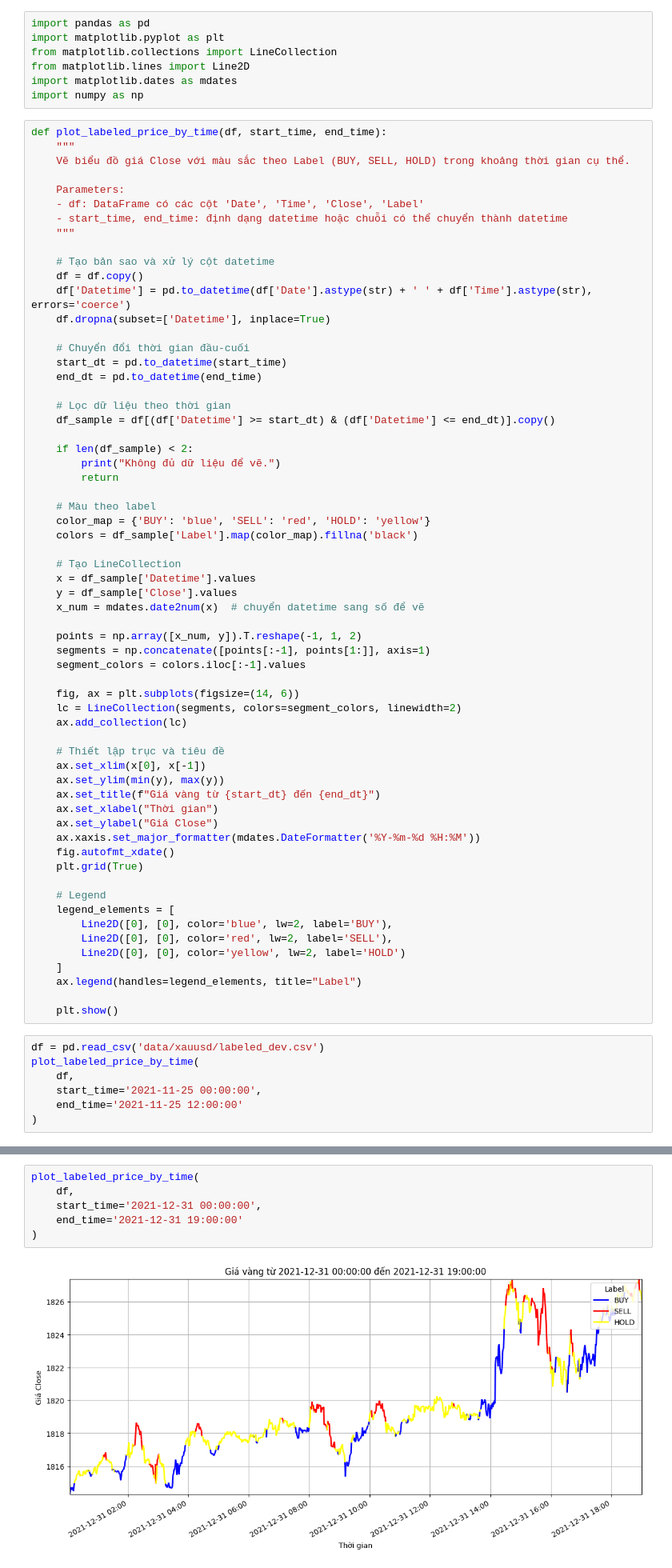
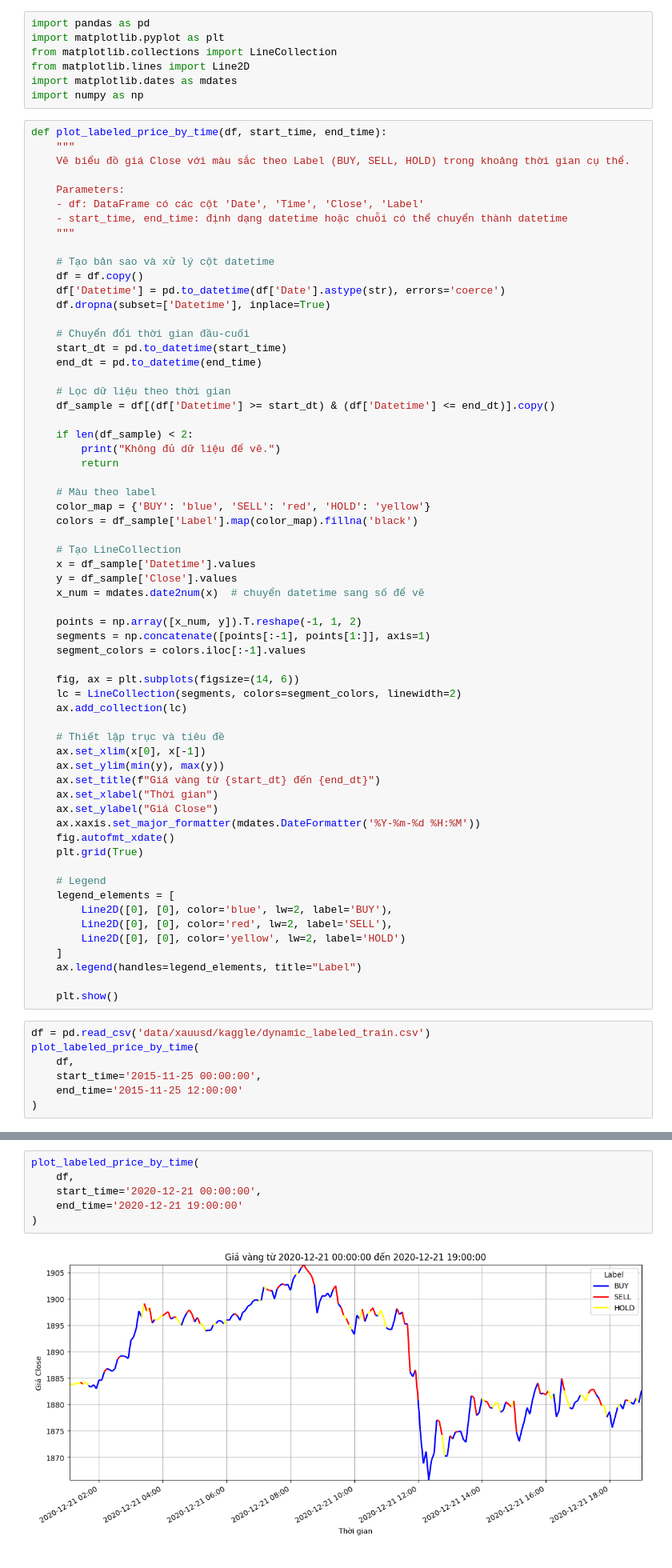
Before and after one commit to nguyenduchuyiu/xauusd-trading, a Jupyter notebook: analyst.ipynb, the cells around one changed output, grey strips where cells are left out. Shown: that part at 80% size. Saved outputs shown, nothing was run; the diff lists cells and outputs as text.

```diff
--- a/analyst.ipynb
+++ b/analyst.ipynb
@@ -17,7 +17,7 @@ def plot_labeled_price_by_time(df, start_time, end_time):
 
     # Tạo bản sao và xử lý cột datetime
     df = df.copy()
-    df['Datetime'] = pd.to_datetime(df['Date'].astype(str) + ' ' + df['Time'].astype(str), errors='coerce')
+    df['Datetime'] = pd.to_datetime(df['Date'].astype(str), errors='coerce')
     df.dropna(subset=['Datetime'], inplace=True)
 
     # Chuyển đổi thời gian đầu-cuối
@@ -68,10 +68,10 @@ def plot_labeled_price_by_time(df, start_time, end_time):
 
     plt.show()
 # %%
-df = pd.read_csv('data/xauusd/labeled_dev.csv')
+df = pd.read_csv('data/xauusd/kaggle/dynamic_labeled_train.csv')
 plot_labeled_price_by_time(
     df,
-    start_time='2021-11-25 00:00:00',
-    end_time='2021-11-25 12:00:00'
+    start_time='2015-11-25 00:00:00',
+    end_time='2015-11-25 12:00:00'
 )
 # %% [output]
@@ -87,11 +87,11 @@ plot_labeled_price_by_time(
 # %%
 plot_labeled_price_by_time(
     df,
-    start_time='2021-12-31 00:00:00',
-    end_time='2021-12-31 19:00:00'
+    start_time='2020-12-21 00:00:00',
+    end_time='2020-12-21 19:00:00'
 )
 # %% [output]
-[figure, old version]
+[figure, new version]
 # %%
 def compute_missing_value(df):
     df = df.copy()
```
Also changed, not shown: parts of 2 cells of this notebook, 4 other files.
